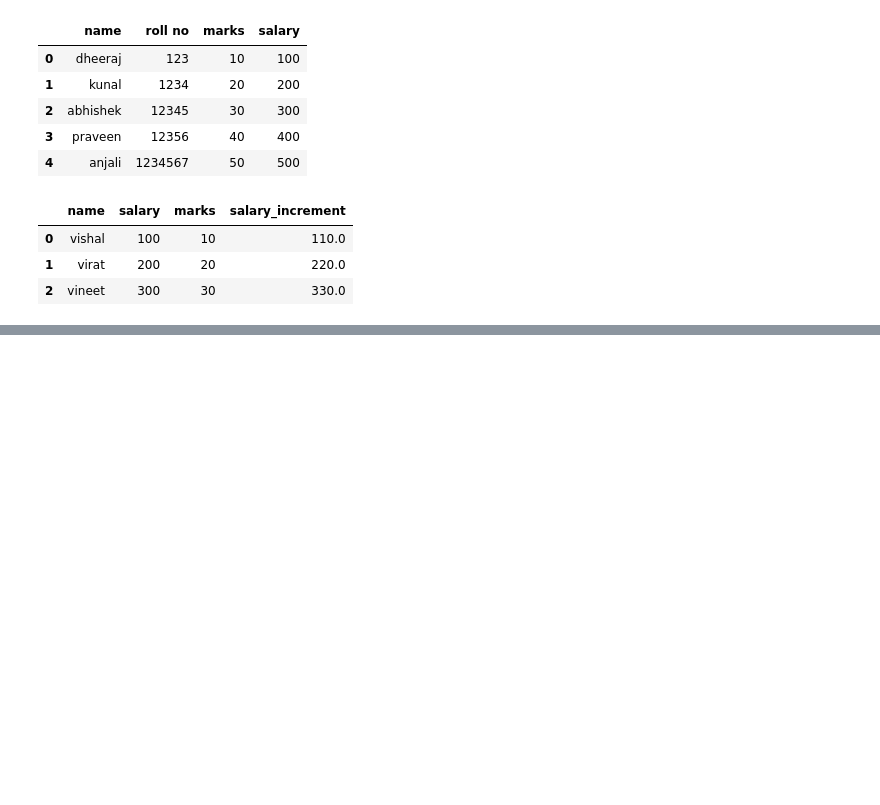
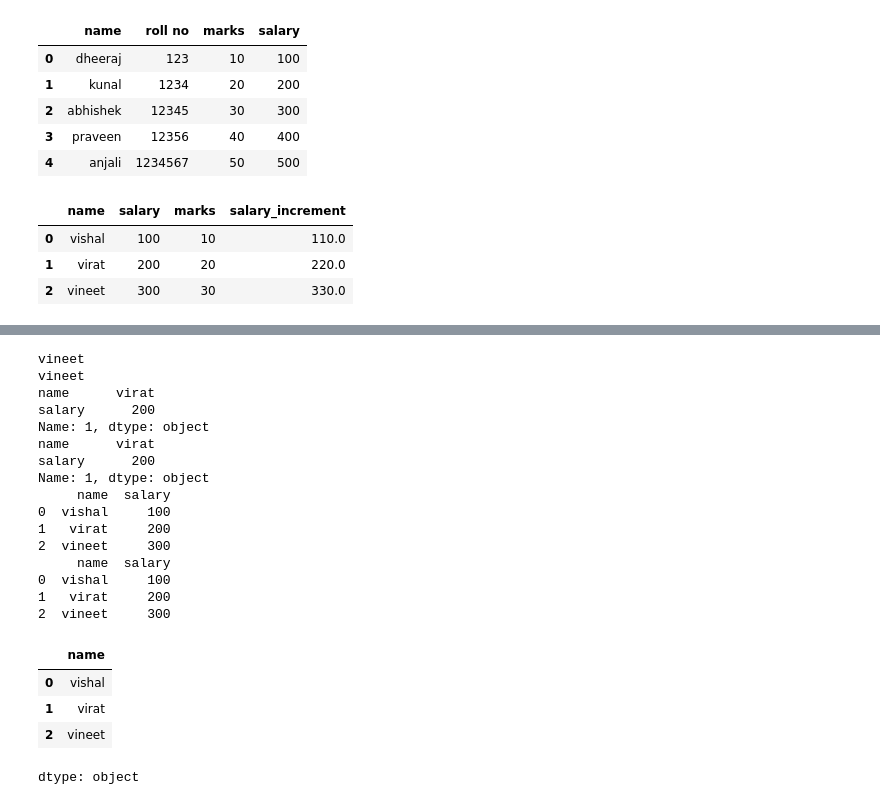
Before and after one commit to Vanshu2374/data-science-45-days, a Jupyter notebook: grass.ipynb, the cells around one changed output, grey strips where cells are left out. Cells and saved outputs as stored; diff of their text form; code cells hidden in the pictures; blank space fills up the shorter version.

```diff
--- a/grass.ipynb
+++ b/grass.ipynb
@@ -238,0 +271,45 @@ df
+# %%
+print(df.loc[2,"name"])
+print(df.iloc[2,0])
+
+# get single row data
+print(df.iloc[1])
+
+# get single row using loc
+print(df.loc[1])
+
+# get multi rows using iloc
+print(df.iloc[0:3])
+
+# get multi rows using loc
+print(df.loc[0:3])
+
+# sub data get using iloc
+df1 = df.iloc[0:2,[0]] # rows -> 0,1 and cols -> 0 | name
+df1
+
+# sub data get using loc
+df2 = df.loc[0:2,"name"]
+df2
+# %% [output]
+vineet
+vineet
+name      virat
+salary      200
+Name: 1, dtype: object
+name      virat
+salary      200
+Name: 1, dtype: object
+     name  salary
+0  vishal     100
+1   virat     200
+2  vineet     300
+     name  salary
+0  vishal     100
+1   virat     200
+2  vineet     300
+|  | name |
+| 0 | vishal |
+| 1 | virat |
+| 2 | vineet |
+dtype: object
```
Also changed, not shown: parts of 3 cells of this notebook.
